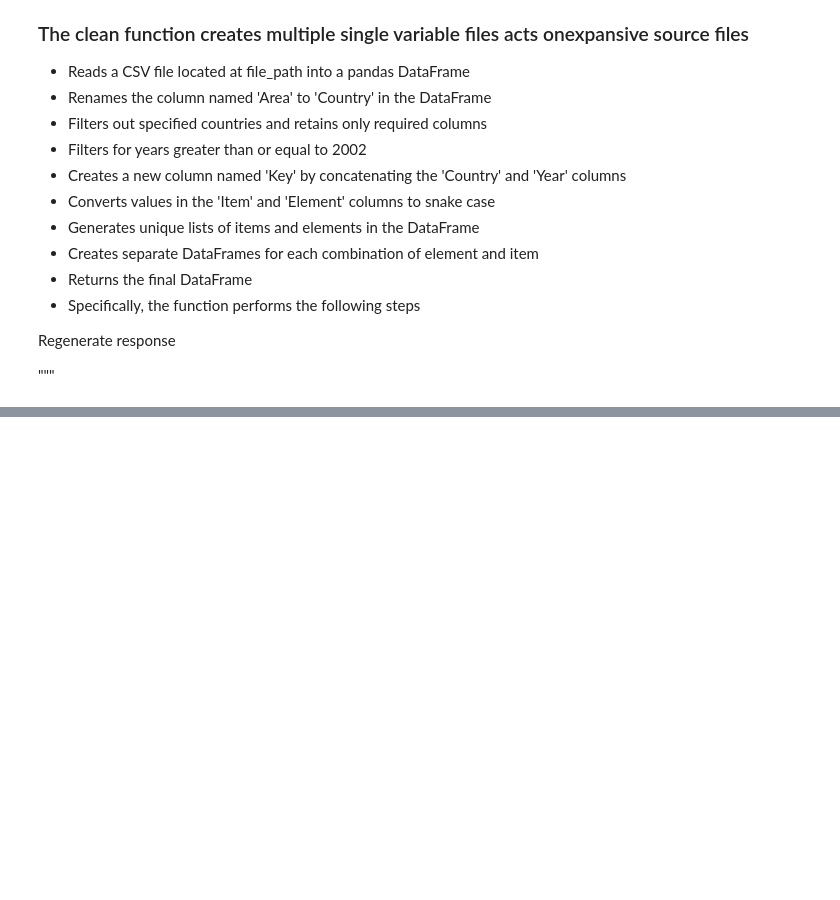
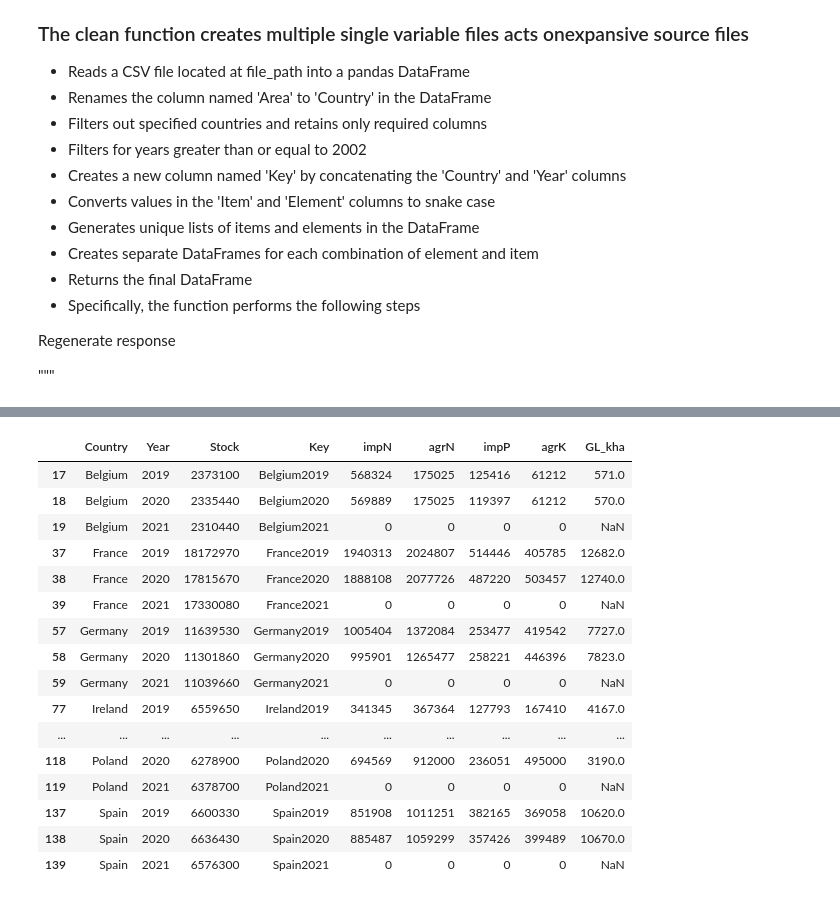
Before and after one commit to ronandownes/beef, a Jupyter notebook: 03_Clean_predictors.ipynb, the cells around one changed output, grey strips where cells are left out. Cells and saved outputs as stored; diff of their text form; code cells hidden in the pictures; blank space fills up the shorter version.

```diff
--- a/03_Clean_predictors.ipynb
+++ b/03_Clean_predictors.ipynb
@@ -1328,0 +797,21 @@ main_df = main_df.merge(df[['Key', 'ProdN']].rename(columns={'ProdN': 'ProdN2'})
+# %%
+main_2021=main_df[main_df['Year'] > 2018]
+main_2021.head(21)# Nutrient data for 2021 needs to be imputed
+# %% [output]
+|  | Country | Year | Stock | Key | impN | agrN | impP | agrK | GL_kha |
+| 17 | Belgium | 2019 | 2373100 | Belgium2019 | 568324 | 175025 | 125416 | 61212 | 571.0 |
+| 18 | Belgium | 2020 | 2335440 | Belgium2020 | 569889 | 175025 | 119397 | 61212 | 570.0 |
+| 19 | Belgium | 2021 | 2310440 | Belgium2021 | 0 | 0 | 0 | 0 | NaN |
+| 37 | France | 2019 | 18172970 | France2019 | 1940313 | 2024807 | 514446 | 405785 | 12682.0 |
+| 38 | France | 2020 | 17815670 | France2020 | 1888108 | 2077726 | 487220 | 503457 | 12740.0 |
+| 39 | France | 2021 | 17330080 | France2021 | 0 | 0 | 0 | 0 | NaN |
+| 57 | Germany | 2019 | 11639530 | Germany2019 | 1005404 | 1372084 | 253477 | 419542 | 7727.0 |
+| 58 | Germany | 2020 | 11301860 | Germany2020 | 995901 | 1265477 | 258221 | 446396 | 7823.0 |
+| 59 | Germany | 2021 | 11039660 | Germany2021 | 0 | 0 | 0 | 0 | NaN |
+| 77 | Ireland | 2019 | 6559650 | Ireland2019 | 341345 | 367364 | 127793 | 167410 | 4167.0 |
+| ... | ... | ... | ... | ... | ... | ... | ... | ... | ... |
+| 118 | Poland | 2020 | 6278900 | Poland2020 | 694569 | 912000 | 236051 | 495000 | 3190.0 |
+| 119 | Poland | 2021 | 6378700 | Poland2021 | 0 | 0 | 0 | 0 | NaN |
+| 137 | Spain | 2019 | 6600330 | Spain2019 | 851908 | 1011251 | 382165 | 369058 | 10620.0 |
+| 138 | Spain | 2020 | 6636430 | Spain2020 | 885487 | 1059299 | 357426 | 399489 | 10670.0 |
+| 139 | Spain | 2021 | 6576300 | Spain2021 | 0 | 0 | 0 | 0 | NaN |
```
Also changed, not shown: parts of 160 cells of this notebook, 1 other file.
